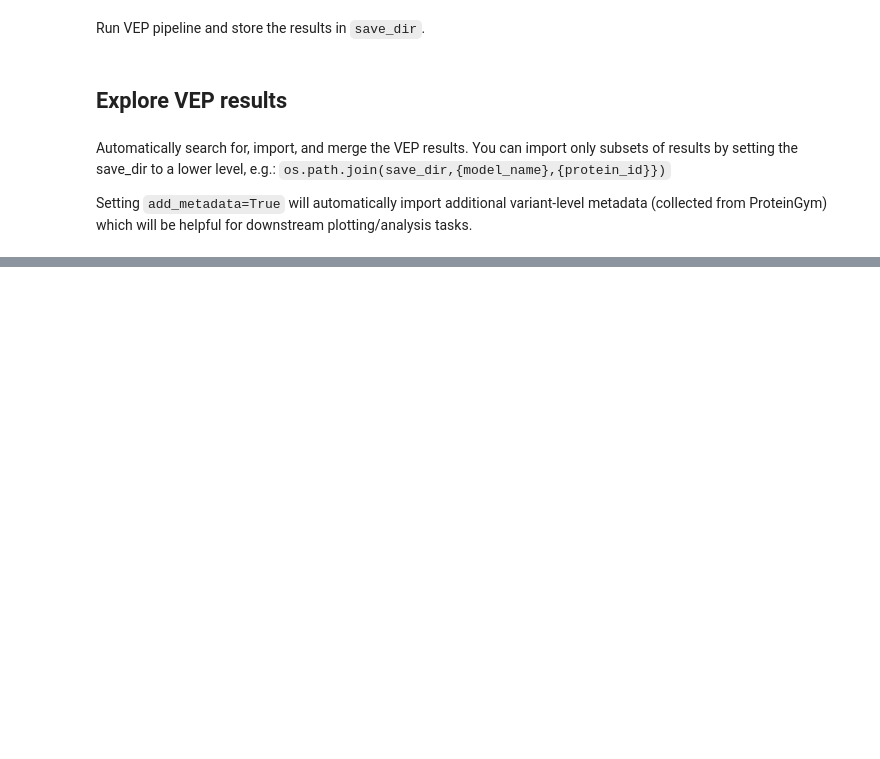
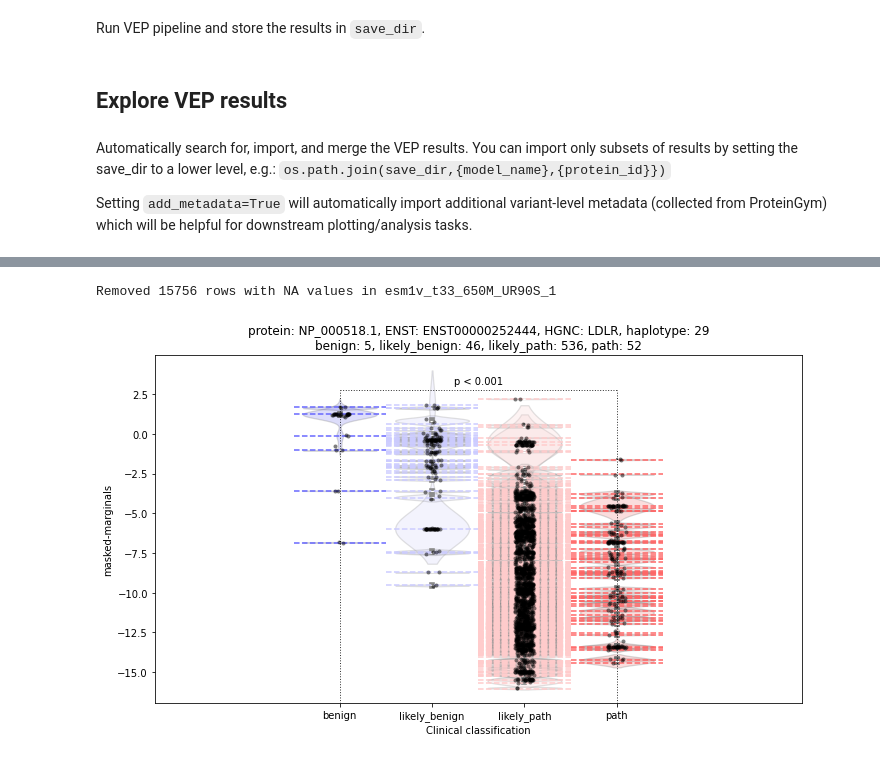
Before and after one commit to bschilder/VEP_protein, a Jupyter notebook: notebooks/VEP.ipynb, the cells around one changed output, grey strips where cells are left out. Drawn from its saved outputs; the diff is of its cells as text; code cells hidden in the pictures; blank space fills up the shorter version.

```diff
--- a/notebooks/VEP.ipynb
+++ b/notebooks/VEP.ipynb
@@ -254 +272,9 @@ KeyError: 'HGNC'
+# %%
+ESM.plot_vep_violin(vep_df,
+                    max_proteins=1,
+                    scoring_strategy="masked-marginals",
+                    model_location="esm1v_t33_650M_UR90S_1")
+# %% [output]
+Removed 15756 rows with NA values in esm1v_t33_650M_UR90S_1
+[figure, added]
 # %%
```
Also changed, not shown: parts of 7 cells of this notebook, 3 other files.
